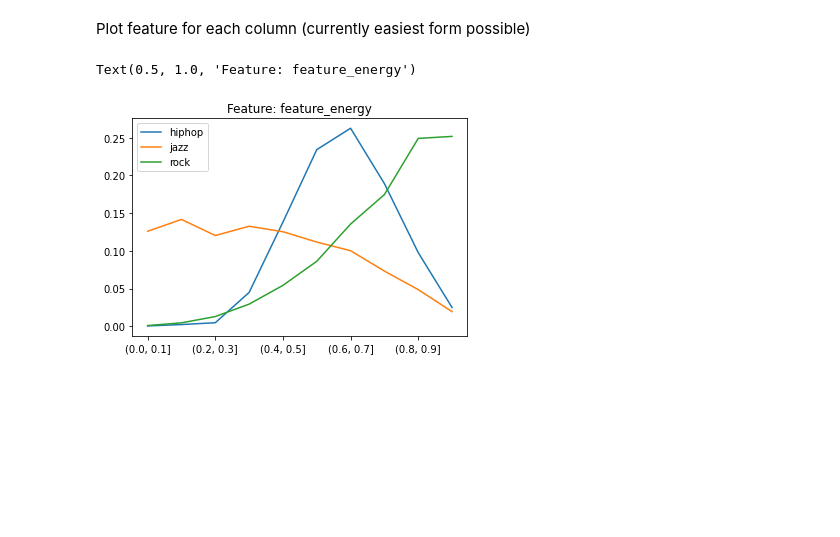
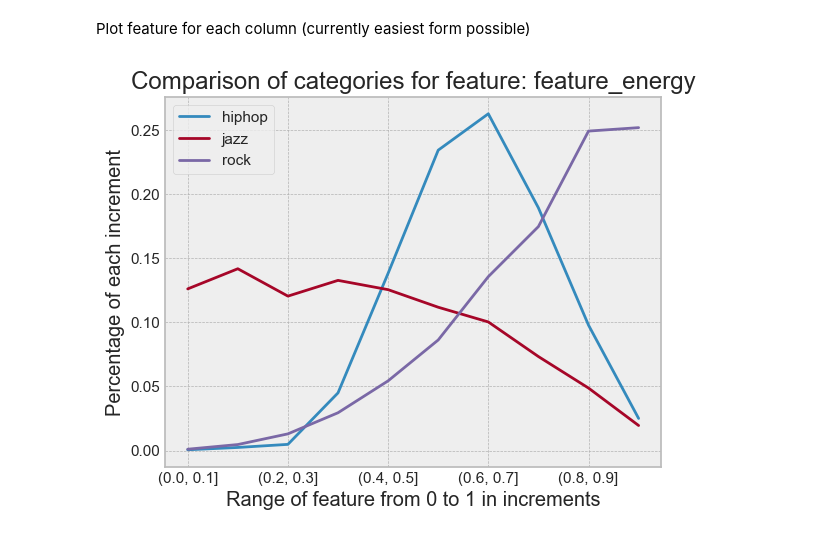
Before and after one commit to luispflamminger/spotify-genre-prediction, a Jupyter notebook: data_understanding/data_understanding_compare_features.ipynb, the cells around one changed output. Cells and saved outputs as stored; diff of their text form; code cells hidden in the pictures; blank space fills up the shorter version.

```diff
--- a/data_understanding/data_understanding_compare_features.ipynb
+++ b/data_understanding/data_understanding_compare_features.ipynb
@@ -225,9 +234,17 @@ df_plot_feature
 | (0.9, 1.0] | 0.025053 | 0.019533 | 0.251794 |
 # %% [markdown]
 Plot feature for each column (currently easiest form possible)
-# %%
-df_plot_feature.plot()
-plt.title("Feature: " + feature)
-# %% [output]
-Text(0.5, 1.0, 'Feature: feature_energy')
-[figure, removed]
+# %%
+title  = 'Comparison of categories for feature: ' + str(feature)
+xlabel = 'Range of feature from ' + str(min) + ' to ' + str(max) + ' in increments'
+ylabel = 'Percentage of each increment'
+
+plt.style.use("bmh")
+df_plot_feature.plot()
+
+plt.title(title)
+plt.xlabel(xlabel)
+plt.ylabel(ylabel)
+plt.show()
+# %% [output]
+[figure, added]
```
Also changed, not shown: parts of 5 cells of this notebook, 2 other files.
